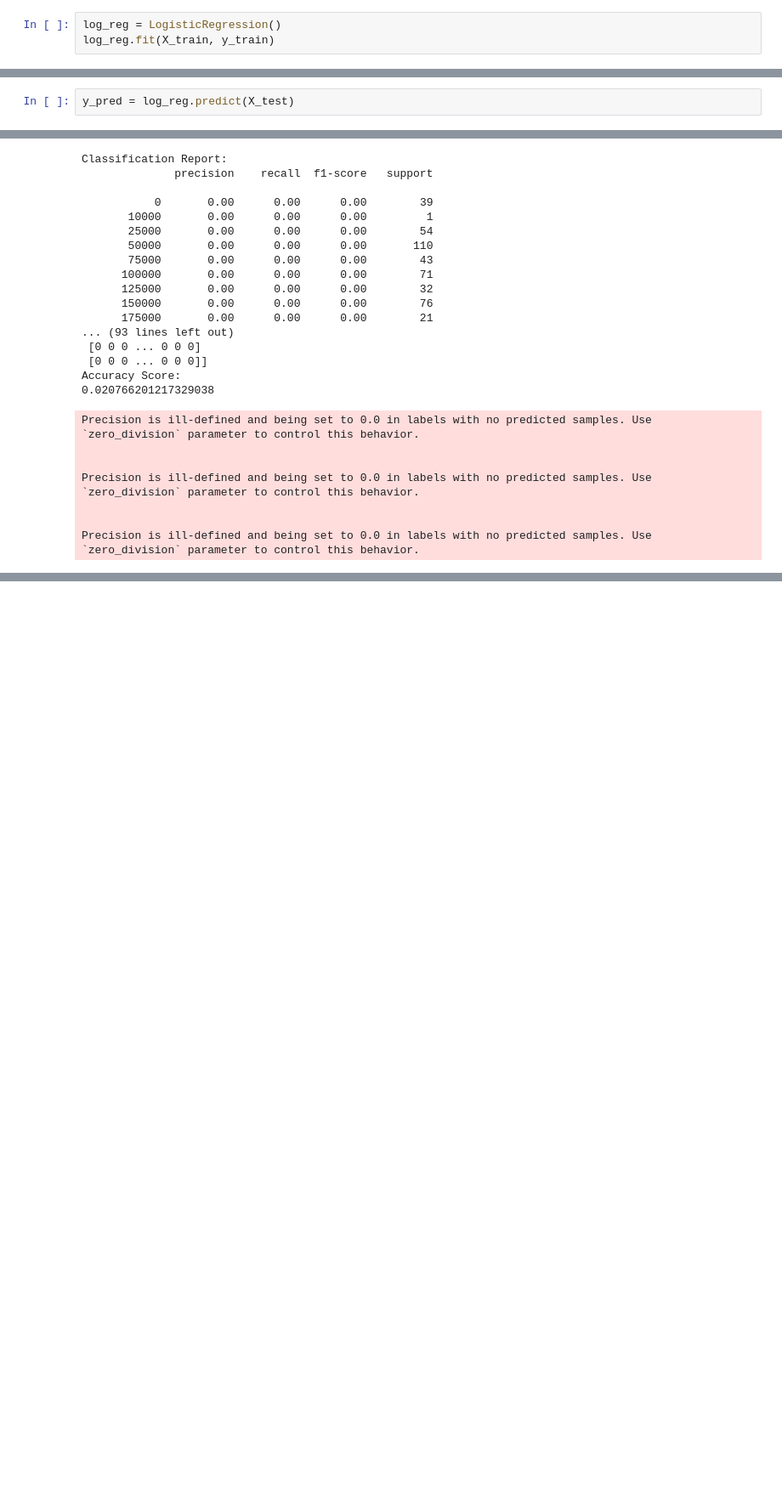
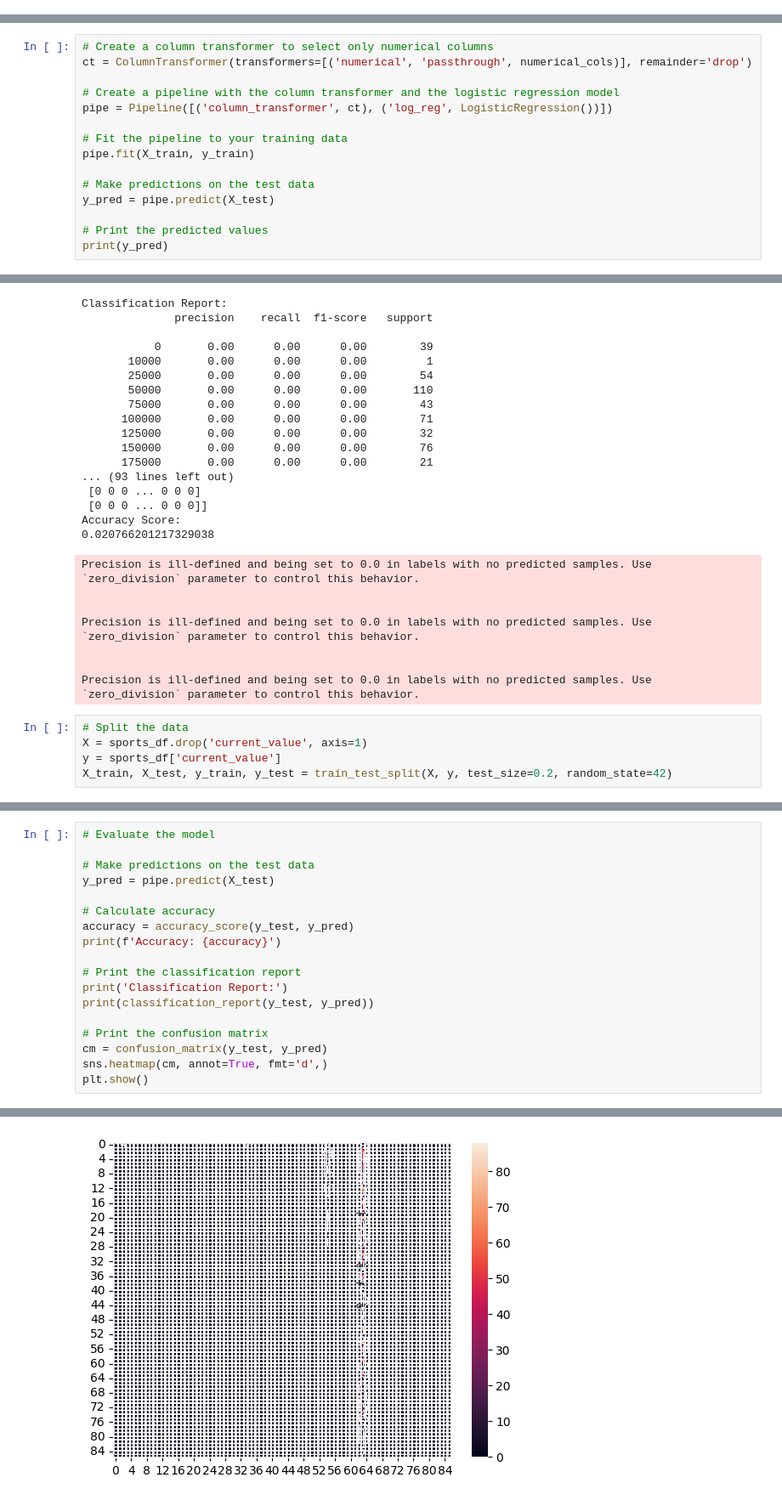
Before and after one commit to Tuwaiq-DS-ML-bootcamp-V-6/Use-case-7, a Jupyter notebook: EDA explain template.ipynb, the cells around one changed output, grey strips where cells are left out. Shown at 85% size. Cells and saved outputs as stored; diff of their text form; blank space fills up the shorter version.

```diff
--- a/EDA explain template.ipynb
+++ b/EDA explain template.ipynb
@@ -1094,6 +1077,3 @@ y = sports_df['current_value']
 X_train, X_test, y_train, y_test = train_test_split(X, y, test_size=0.3, random_state=42)
 # %%
 X_train, X_test, y_train, y_test = train_test_split(X, y, test_size=0.3, random_state=42)
-# %%
-log_reg = LogisticRegression()
-log_reg.fit(X_train, y_train)
@@ -1109,2 +1113,15 @@ LogisticRegression()
 # %%
-y_pred = log_reg.predict(X_test)
+# Create a column transformer to select only numerical columns
+ct = ColumnTransformer(transformers=[('numerical', 'passthrough', numerical_cols)], remainder='drop')
+
+# Create a pipeline with the column transformer and the logistic regression model
+pipe = Pipeline([('column_transformer', ct), ('log_reg', LogisticRegression())])
+
+# Fit the pipeline to your training data
+pipe.fit(X_train, y_train)
+
+# Make predictions on the test data
+y_pred = pipe.predict(X_test)
+
+# Print the predicted values
+print(y_pred)
@@ -1142,3 +1168,8 @@ Precision is ill-defined and being set to 0.0 in labels with no predicted sample
 
 
 Precision is ill-defined and being set to 0.0 in labels with no predicted samples. Use `zero_division` parameter to control this behavior.
+# %%
+# Split the data
+X = sports_df.drop('current_value', axis=1)
+y = sports_df['current_value']
+X_train, X_test, y_train, y_test = train_test_split(X, y, test_size=0.2, random_state=42)
@@ -1144,0 +1185,19 @@ Precision is ill-defined and being set to 0.0 in labels with no predicted sample
+# %%
+# Evaluate the model
+
+# Make predictions on the test data
+y_pred = pipe.predict(X_test)
+
+# Calculate accuracy
+accuracy = accuracy_score(y_test, y_pred)
+print(f'Accuracy: {accuracy}')
+
+# Print the classification report
+print('Classification Report:')
+print(classification_report(y_test, y_pred))
+
+# Print the confusion matrix
+cm = confusion_matrix(y_test, y_pred)
+sns.heatmap(cm, annot=True, fmt='d',)
+plt.show()
+# %% [output]
@@ -1144,0 +1228 @@ Precision is ill-defined and being set to 0.0 in labels with no predicted sample
+[figure, added]
```
Also changed, not shown: parts of 10 cells of this notebook, 1 other file.
